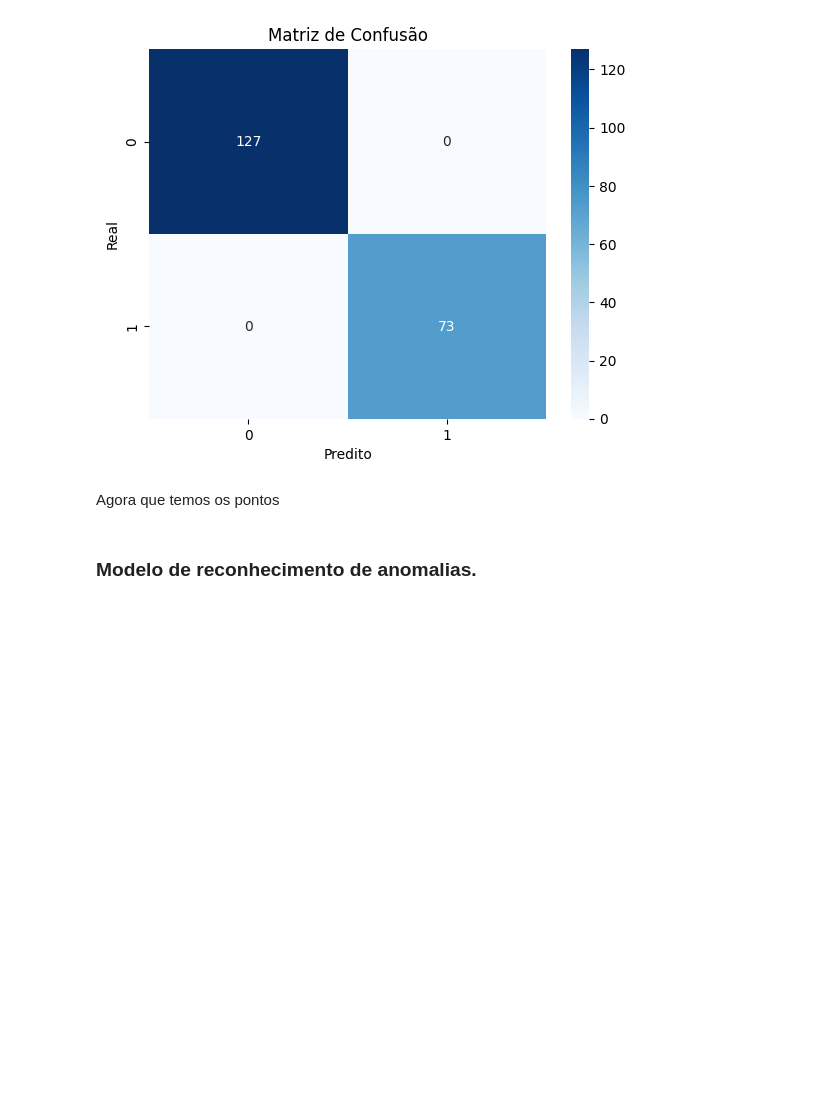
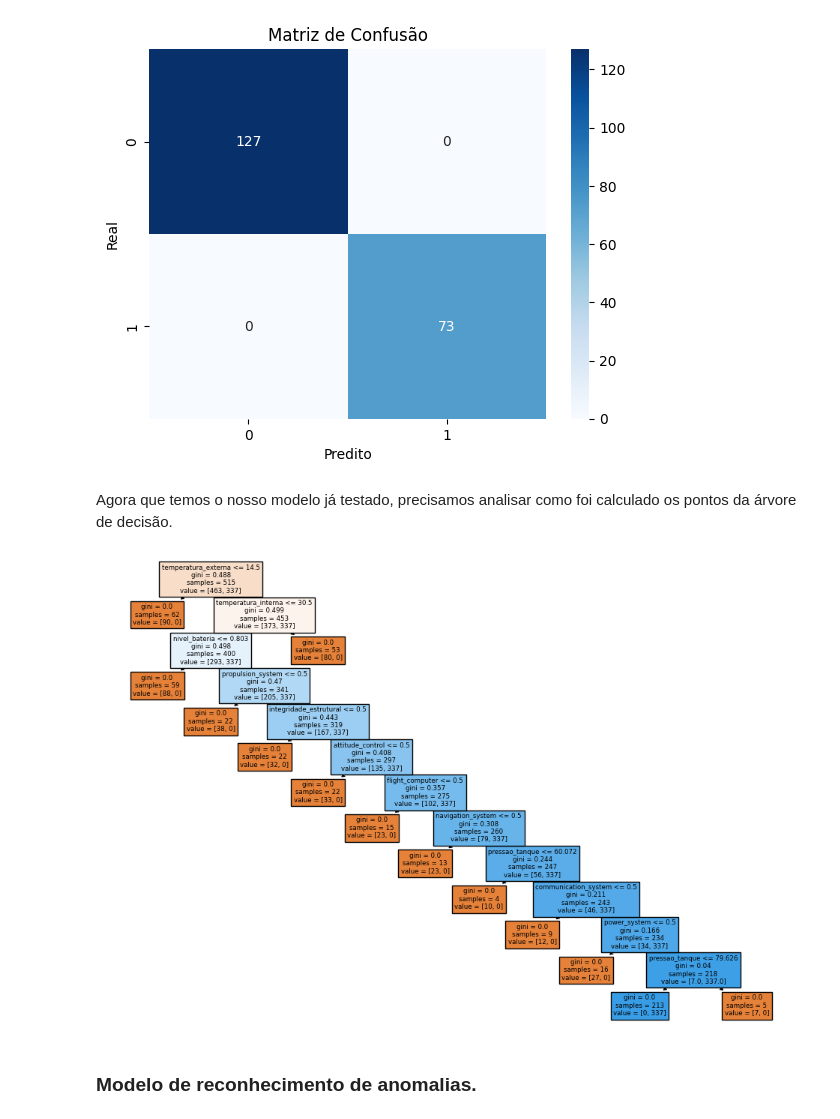
Before and after one commit to 1conto/fiap-cap1-ignitionZero, a Jupyter notebook: main.ipynb, the cells around one changed output. Drawn from its saved outputs; the diff is of its cells as text; code cells hidden in the pictures; blank space fills up the shorter version.

```diff
--- a/main.ipynb
+++ b/main.ipynb
@@ -599,8 +599,19 @@ plt.ylabel("Real")
 plt.show()
 # %% [output]
 [figure]
-# %% [markdown]
-Agora que temos os pontos
+# %% [markdown]
+Agora que temos o nosso modelo já testado, precisamos analisar como foi calculado os pontos da árvore de decisão.
+# %%
+from sklearn.tree import plot_tree
+import matplotlib.pyplot as plt
+
+tree = rf_model.estimators_[0]
+
+plt.figure(figsize=(12,8))
+plot_tree(tree, feature_names=X_train.columns, filled=True)
+plt.show()
+# %% [output]
+[figure, added]
 # %% [markdown]
 ### Modelo de reconhecimento de anomalias.
 # %%
```
